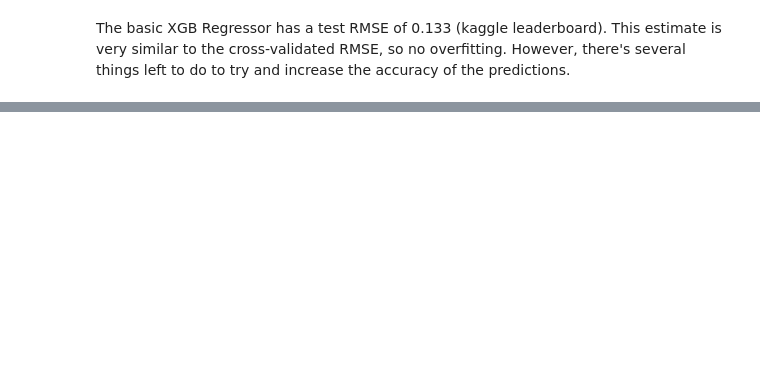
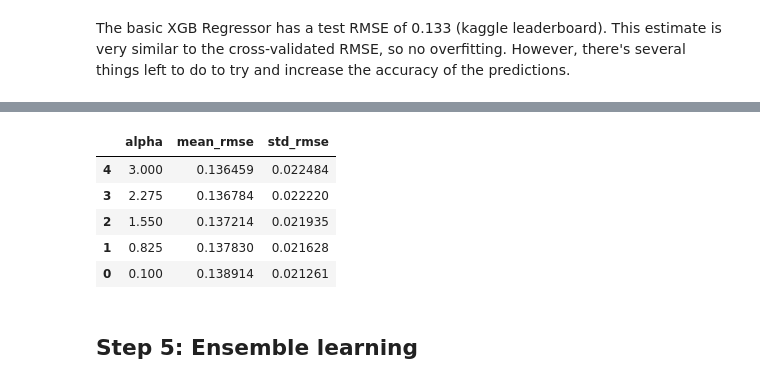
Before and after one commit to cgaletzka/house-prices-eda-ml, a Jupyter notebook: house-prices-ml.ipynb, the cells around one changed output, grey strips where cells are left out. Cells and saved outputs as stored; diff of their text form; code cells hidden in the pictures; blank space fills up the shorter version.

```diff
--- a/house-prices-ml.ipynb
+++ b/house-prices-ml.ipynb
@@ -235,0 +284,21 @@ The basic XGB Regressor has a test RMSE of 0.133 (kaggle leaderboard). This esti
+# %%
+param_grid = {
+    'model__alpha': np.linspace(0.1,3,5)
+}
+
+estimator = Ridge(random_state=rs)
+
+grid_rid, results_rid = run_grid_search(
+    estimator, param_grid, preprocessor, X, target, kf,
+    scoring="neg_root_mean_squared_error"
+)
+results_rid.head()
+# %% [output]
+|  | alpha | mean_rmse | std_rmse |
+| 4 | 3.000 | 0.136459 | 0.022484 |
+| 3 | 2.275 | 0.136784 | 0.022220 |
+| 2 | 1.550 | 0.137214 | 0.021935 |
+| 1 | 0.825 | 0.137830 | 0.021628 |
+| 0 | 0.100 | 0.138914 | 0.021261 |
+# %% [markdown]
+## Step 5: Ensemble learning
```
Also changed, not shown: parts of 16 cells of this notebook.
